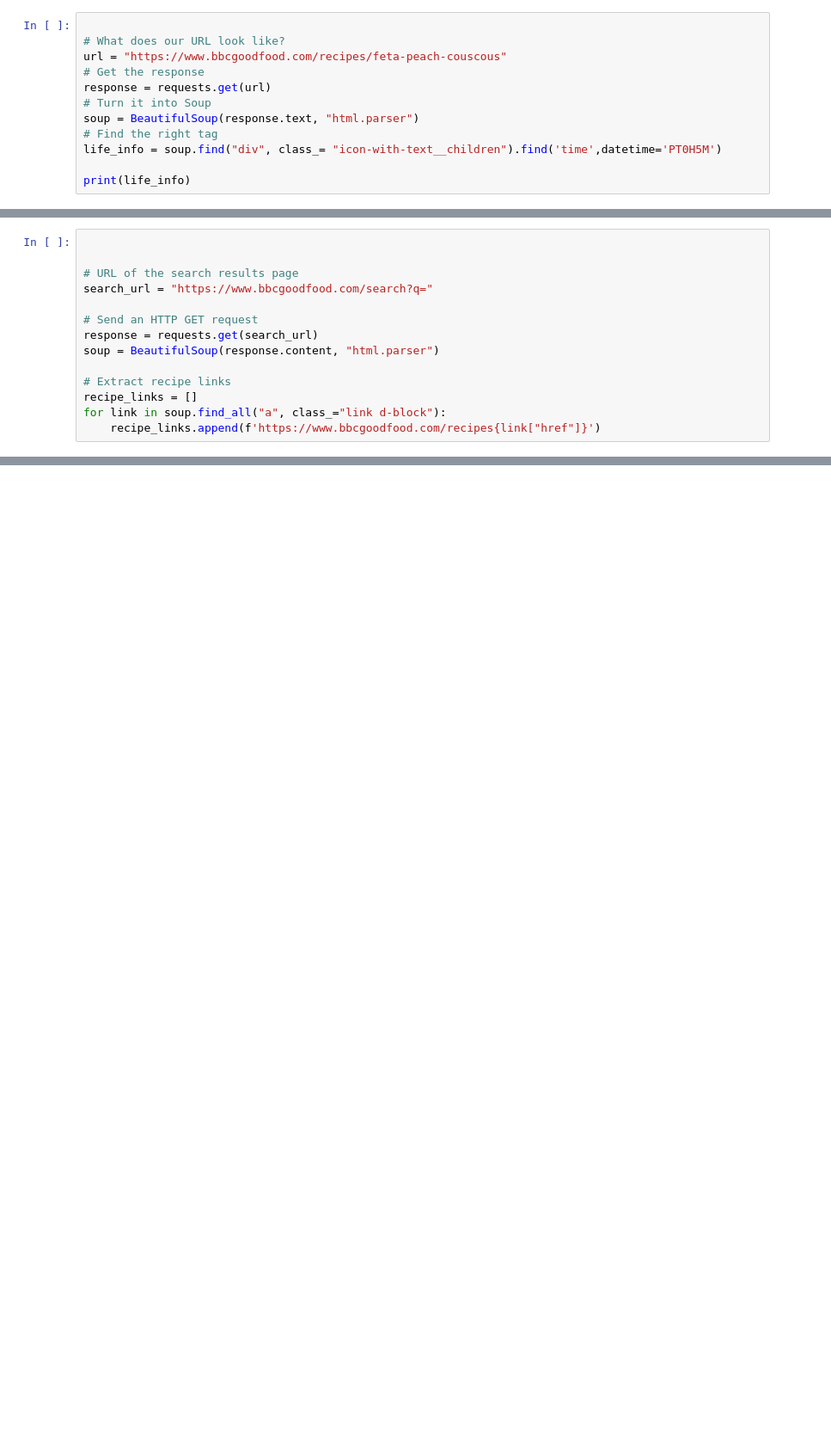
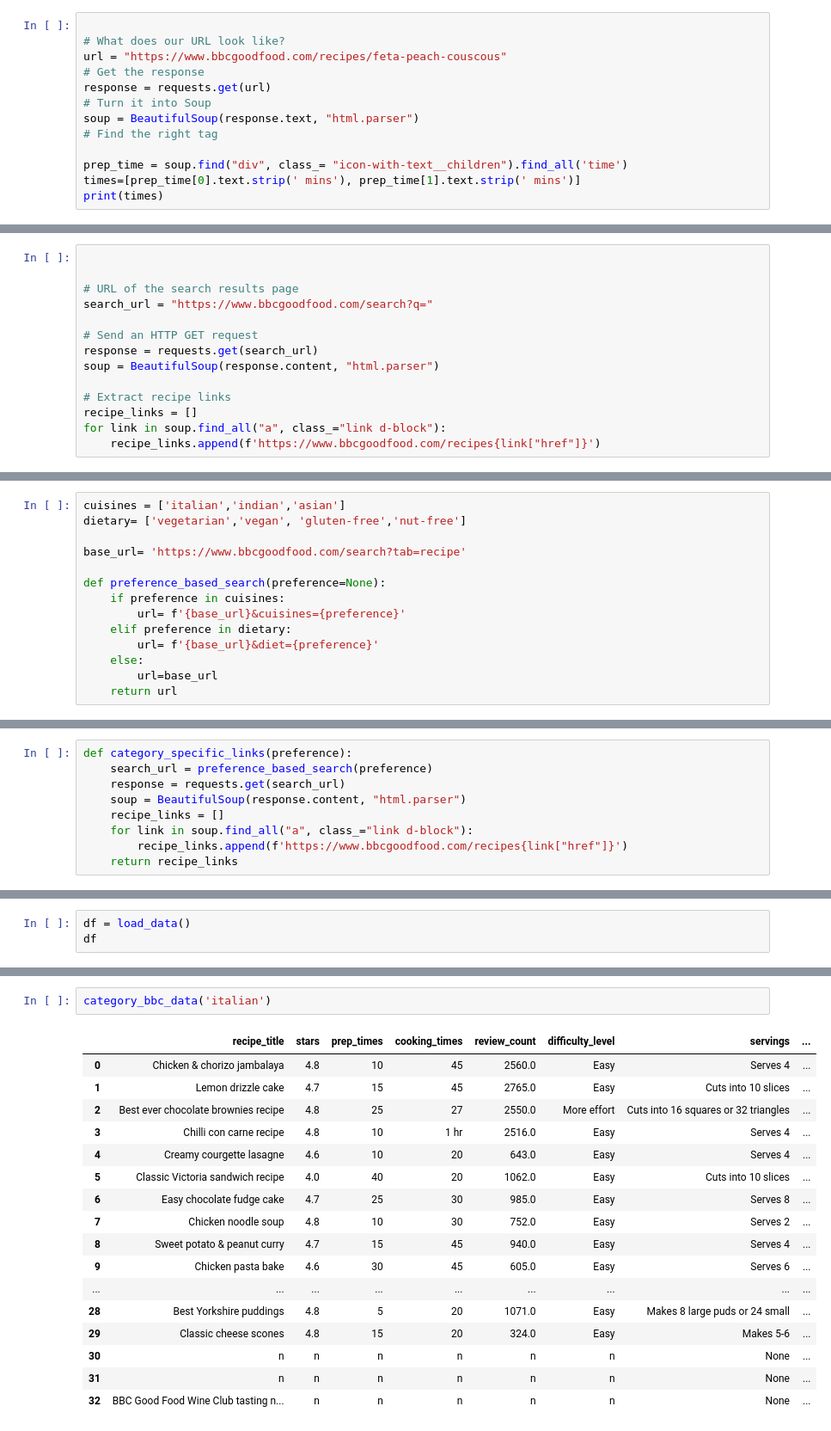
Before and after one commit to mfaruki/replenish, a Jupyter notebook: notebooks/camille28aug.ipynb, the cells around one changed output, grey strips where cells are left out. Shown at 86% size. Saved outputs shown, nothing was run; the diff lists cells and outputs as text; blank space fills up the shorter version.

Commit message:
finally getting a dataframe out of one page for one category. scrape soon done

```diff
--- a/notebooks/camille28aug.ipynb
+++ b/notebooks/camille28aug.ipynb
@@ -11,7 +16,8 @@ response = requests.get(url)
 # Turn it into Soup
 soup = BeautifulSoup(response.text, "html.parser")
 # Find the right tag
-life_info = soup.find("div", class_= "icon-with-text__children").find('time',datetime='PT0H5M')
 
-print(life_info)
+prep_time = soup.find("div", class_= "icon-with-text__children").find_all('time')
+times=[prep_time[0].text.strip(' mins'), prep_time[1].text.strip(' mins')]
+print(times)
 # %% [output]
@@ -50,3 +56,17 @@ recipe_links
  'https://www.bbcgoodfood.com/recipeshttps://www.buysubscriptions.com/print/bbc-good-food-magazine-subscription?promo=GFBS923&utm_medium=brandsite&utm_source=bbcgoodfood.com&utm_campaign=aug-twin_blad ...
  'https://www.bbcgoodfood.com/recipeshttps://immediate.onelink.me/OQap?af_web_dp=https%3A%2F%2Fwww.bbcgoodfood.com%2Fget-bbc-good-food-app&af_xp=custom&pid=website&c=footer_widget&is_retargeting=true' ...
  'https://www.bbcgoodfood.com/recipeshttps://www.bbcgoodfood.com/howto/guide/good-food-wine-club']
+# %%
+cuisines = ['italian','indian','asian']
+dietary= ['vegetarian','vegan', 'gluten-free','nut-free']
+
+base_url= 'https://www.bbcgoodfood.com/search?tab=recipe'
+
+def preference_based_search(preference=None):
+    if preference in cuisines:
+        url= f'{base_url}&cuisines={preference}'
+    elif preference in dietary:
+        url= f'{base_url}&diet={preference}'
+    else:
+        url=base_url
+    return url
@@ -52,0 +77,9 @@ recipe_links
+# %%
+def category_specific_links(preference):
+    search_url = preference_based_search(preference)
+    response = requests.get(search_url)
+    soup = BeautifulSoup(response.content, "html.parser")
+    recipe_links = []
+    for link in soup.find_all("a", class_="link d-block"):
+        recipe_links.append(f'https://www.bbcgoodfood.com/recipes{link["href"]}')
+    return recipe_links
@@ -52,0 +101,3 @@ recipe_links
+# %%
+df = load_data()
+df
@@ -52,0 +235,20 @@ recipe_links
+# %%
+category_bbc_data('italian')
+# %% [output]
+|  | recipe_title | stars | prep_times | cooking_times | review_count | difficulty_level | servings | ... |
+| 0 | Chicken & chorizo jambalaya | 4.8 | 10 | 45 | 2560.0 | Easy | Serves 4 | ... |
+| 1 | Lemon drizzle cake | 4.7 | 15 | 45 | 2765.0 | Easy | Cuts into 10 slices | ... |
+| 2 | Best ever chocolate brownies recipe | 4.8 | 25 | 27 | 2550.0 | More effort | Cuts into 16 squares or 32 triangles | ... |
+| 3 | Chilli con carne recipe | 4.8 | 10 | 1 hr | 2516.0 | Easy | Serves 4 | ... |
+| 4 | Creamy courgette lasagne | 4.6 | 10 | 20 | 643.0 | Easy | Serves 4 | ... |
+| 5 | Classic Victoria sandwich recipe | 4.0 | 40 | 20 | 1062.0 | Easy | Cuts into 10 slices | ... |
+| 6 | Easy chocolate fudge cake | 4.7 | 25 | 30 | 985.0 | Easy | Serves 8 | ... |
+| 7 | Chicken noodle soup | 4.8 | 10 | 30 | 752.0 | Easy | Serves 2 | ... |
+| 8 | Sweet potato & peanut curry | 4.7 | 15 | 45 | 940.0 | Easy | Serves 4 | ... |
+| 9 | Chicken pasta bake | 4.6 | 30 | 45 | 605.0 | Easy | Serves 6 | ... |
+| ... | ... | ... | ... | ... | ... | ... | ... | ... |
+| 28 | Best Yorkshire puddings | 4.8 | 5 | 20 | 1071.0 | Easy | Makes 8 large puds or 24 small | ... |
+| 29 | Classic cheese scones | 4.8 | 15 | 20 | 324.0 | Easy | Makes 5-6 | ... |
+| 30 | n | n | n | n | n | n | None | ... |
+| 31 | n | n | n | n | n | n | None | ... |
+| 32 | BBC Good Food Wine Club tasting n... | n | n | n | n | n | None | ... |
```
Also changed, not shown: parts of 11 cells of this notebook, 14 other files.
